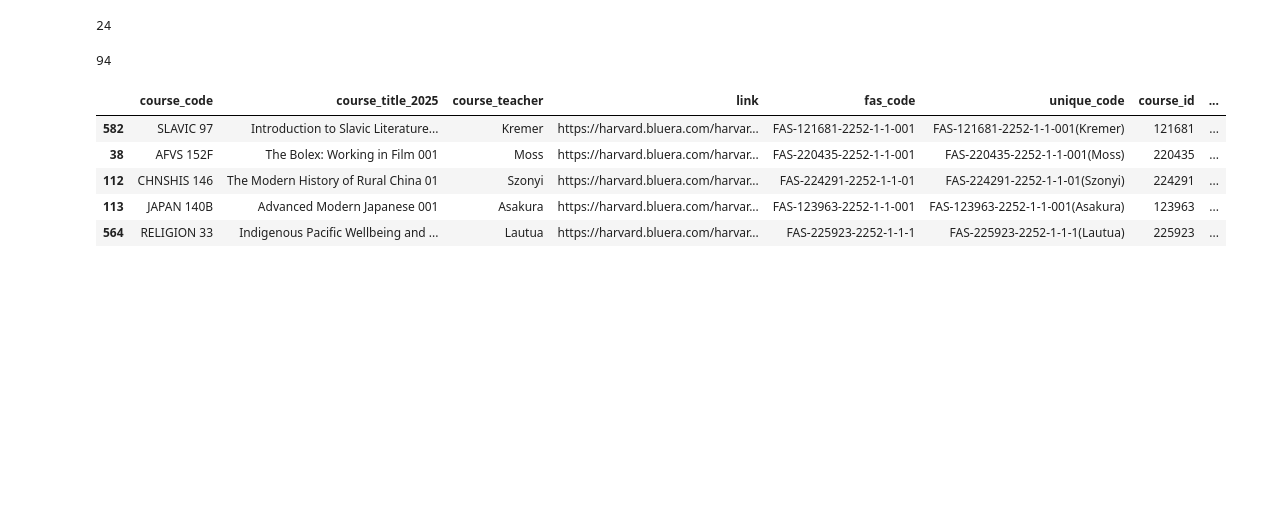
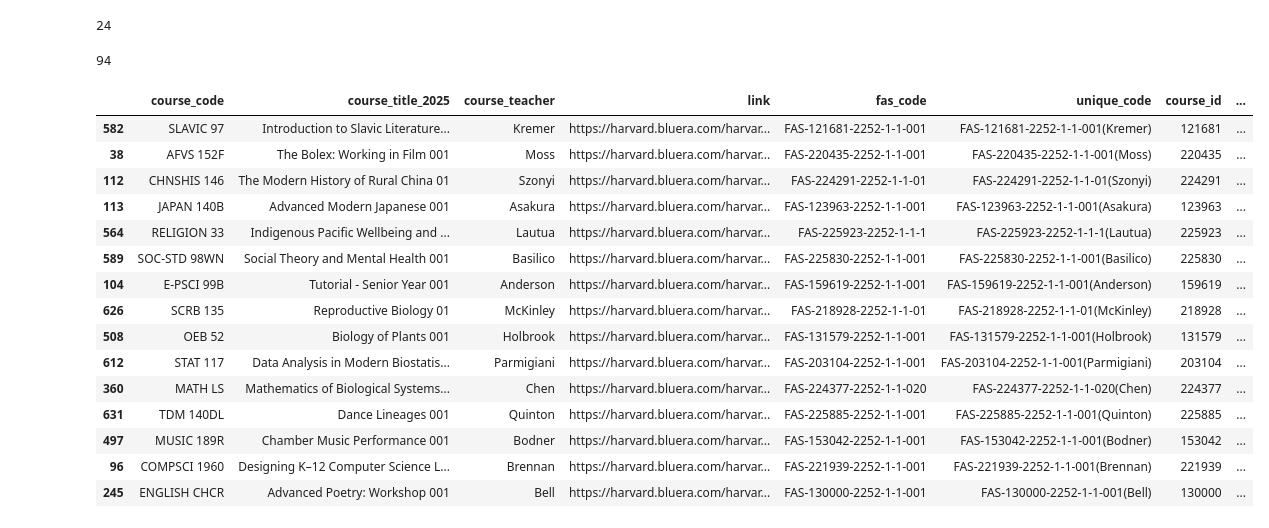
Before and after one commit to jeqcho/myharvard_qguide_scraper, a Jupyter notebook: src/hugems/course_ratings_analysis.ipynb, the cells around one changed output. Cells and saved outputs as stored; diff of their text form; code cells hidden in the pictures; blank space fills up the shorter version.

```diff
--- a/src/hugems/course_ratings_analysis.ipynb
+++ b/src/hugems/course_ratings_analysis.ipynb
@@ -408,34 +418,44 @@ df_great_courses = df[(df['course_score_median'] == 5)
 
 print(len(df_great_courses))
 df_great_courses = df_great_courses.sort_values(by=['course_score_mean'],ascending=False)
 
 # Create departments directory if it doesn't exist
 
 df_great_courses[[
     'course_code',
     f'course_title_{myharvard_year}',
     'course_score_mean',
     'rec_score_mean',
     'gem_probability_mean',
     'sentiment_score_median',
     'best_gem_comment',
     'workload_score_mean',
     'best_gem_comment_short',
     'best_comment',
     'best_comment_short',
     'best_comment_first',
     'course_id',
     'link'
   ]].to_json(os.path.join(repo_root, "release", "hugems", folder_name,'great_courses.json'), orient='records')
-df_great_courses.head()
+df_great_courses.head(15)
 # %% [output]
 94
 |  | course_code | course_title_2025 | course_teacher | link | fas_code | unique_code | course_id | ... |
 | 582 | SLAVIC 97 | Introduction to Slavic Literature... | Kremer | https://harvard.bluera.com/harvar... | FAS-121681-2252-1-1-001 | FAS-121681-2252-1-1-001(Kremer) | 121681 | ... |
 | 38 | AFVS 152F | The Bolex: Working in Film 001 | Moss | https://harvard.bluera.com/harvar... | FAS-220435-2252-1-1-001 | FAS-220435-2252-1-1-001(Moss) | 220435 | ... |
 | 112 | CHNSHIS 146 | The Modern History of Rural China 01 | Szonyi | https://harvard.bluera.com/harvar... | FAS-224291-2252-1-1-01 | FAS-224291-2252-1-1-01(Szonyi) | 224291 | ... |
 | 113 | JAPAN 140B | Advanced Modern Japanese 001 | Asakura | https://harvard.bluera.com/harvar... | FAS-123963-2252-1-1-001 | FAS-123963-2252-1-1-001(Asakura) | 123963 | ... |
 | 564 | RELIGION 33 | Indigenous Pacific Wellbeing and ... | Lautua | https://harvard.bluera.com/harvar... | FAS-225923-2252-1-1-1 | FAS-225923-2252-1-1-1(Lautua) | 225923 | ... |
+| 589 | SOC-STD 98WN | Social Theory and Mental Health 001 | Basilico | https://harvard.bluera.com/harvar... | FAS-225830-2252-1-1-001 | FAS-225830-2252-1-1-001(Basilico) | 225830 | ... |
+| 104 | E-PSCI 99B | Tutorial - Senior Year 001 | Anderson | https://harvard.bluera.com/harvar... | FAS-159619-2252-1-1-001 | FAS-159619-2252-1-1-001(Anderson) | 159619 | ... |
+| 626 | SCRB 135 | Reproductive Biology 01 | McKinley | https://harvard.bluera.com/harvar... | FAS-218928-2252-1-1-01 | FAS-218928-2252-1-1-01(McKinley) | 218928 | ... |
+| 508 | OEB 52 | Biology of Plants 001 | Holbrook | https://harvard.bluera.com/harvar... | FAS-131579-2252-1-1-001 | FAS-131579-2252-1-1-001(Holbrook) | 131579 | ... |
+| 612 | STAT 117 | Data Analysis in Modern Biostatis... | Parmigiani | https://harvard.bluera.com/harvar... | FAS-203104-2252-1-1-001 | FAS-203104-2252-1-1-001(Parmigiani) | 203104 | ... |
+| 360 | MATH LS | Mathematics of Biological Systems... | Chen | https://harvard.bluera.com/harvar... | FAS-224377-2252-1-1-020 | FAS-224377-2252-1-1-020(Chen) | 224377 | ... |
+| 631 | TDM 140DL | Dance Lineages 001 | Quinton | https://harvard.bluera.com/harvar... | FAS-225885-2252-1-1-001 | FAS-225885-2252-1-1-001(Quinton) | 225885 | ... |
+| 497 | MUSIC 189R | Chamber Music Performance 001 | Bodner | https://harvard.bluera.com/harvar... | FAS-153042-2252-1-1-001 | FAS-153042-2252-1-1-001(Bodner) | 153042 | ... |
+| 96 | COMPSCI 1960 | Designing K–12 Computer Science L... | Brennan | https://harvard.bluera.com/harvar... | FAS-221939-2252-1-1-001 | FAS-221939-2252-1-1-001(Brennan) | 221939 | ... |
+| 245 | ENGLISH CHCR | Advanced Poetry: Workshop 001 | Bell | https://harvard.bluera.com/harvar... | FAS-130000-2252-1-1-001 | FAS-130000-2252-1-1-001(Bell) | 130000 | ... |
 # %%
 df_hidden_gems = df[
     (df["course_score_median"] == 5)
```
Also changed, not shown: parts of 6 cells of this notebook, 1 other file.
